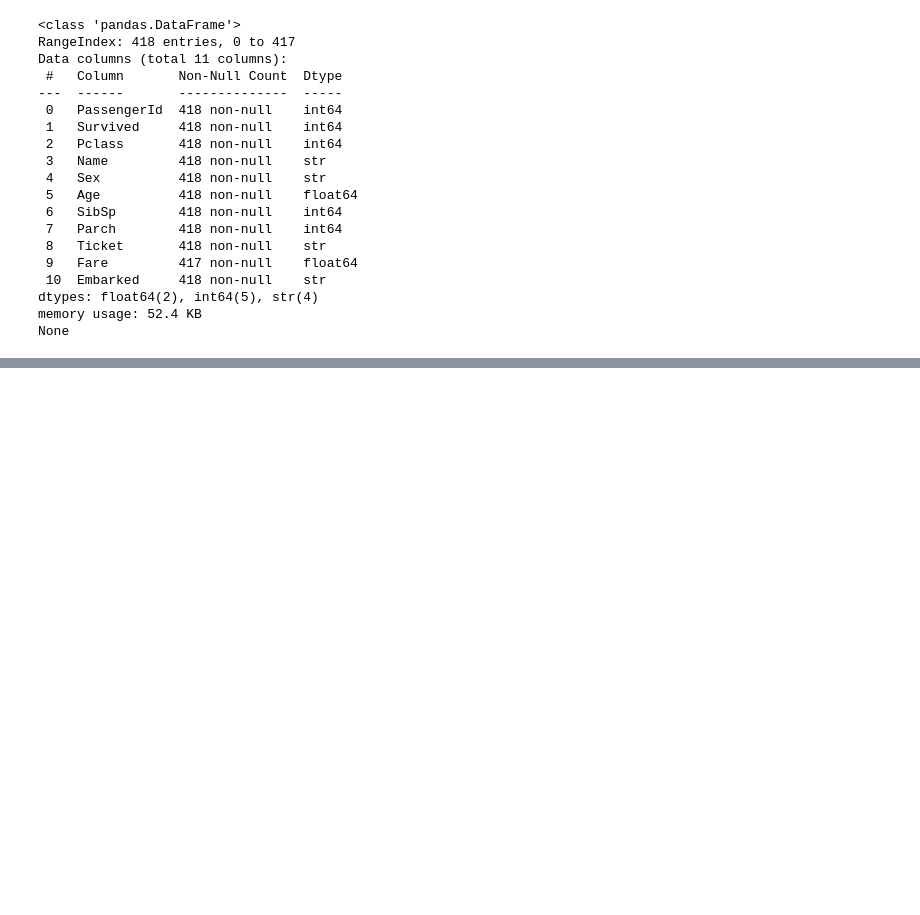
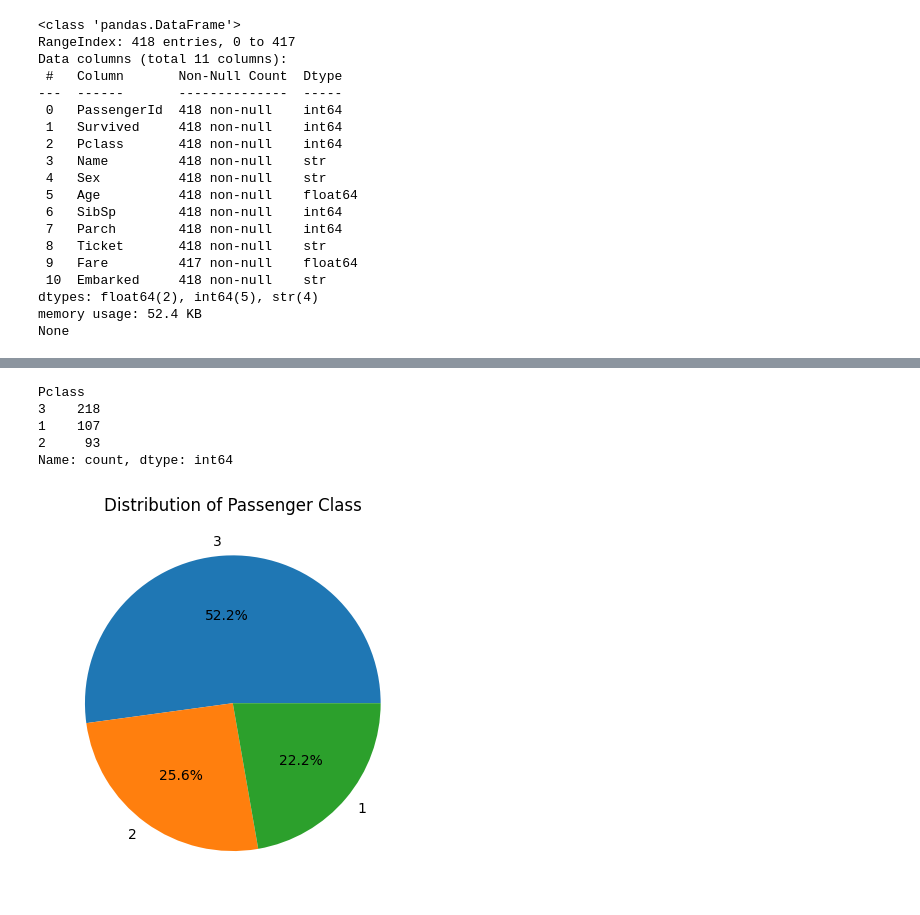
Before and after one commit to aditya002212-hash/mlfoundation, a Jupyter notebook: data_analytics/data_analytics_python.ipynb, the cells around one changed output, grey strips where cells are left out. Drawn from its saved outputs; the diff is of its cells as text; code cells hidden in the pictures; blank space fills up the shorter version.

```diff
--- a/data_analytics/data_analytics_python.ipynb
+++ b/data_analytics/data_analytics_python.ipynb
@@ -146,0 +162,13 @@ None
+# %%
+# 2 . passenger class distribution
+print(titanic['Pclass'].value_counts())
+plt.pie(titanic['Pclass'].value_counts(),labels=titanic['Pclass'].unique(),autopct='%1.1f%%')
+plt.title('Distribution of Passenger Class')
+plt.show()
+# %% [output]
+Pclass
+3    218
+1    107
+2     93
+Name: count, dtype: int64
+[figure, added]
```
Also changed, not shown: parts of 4 cells of this notebook.
